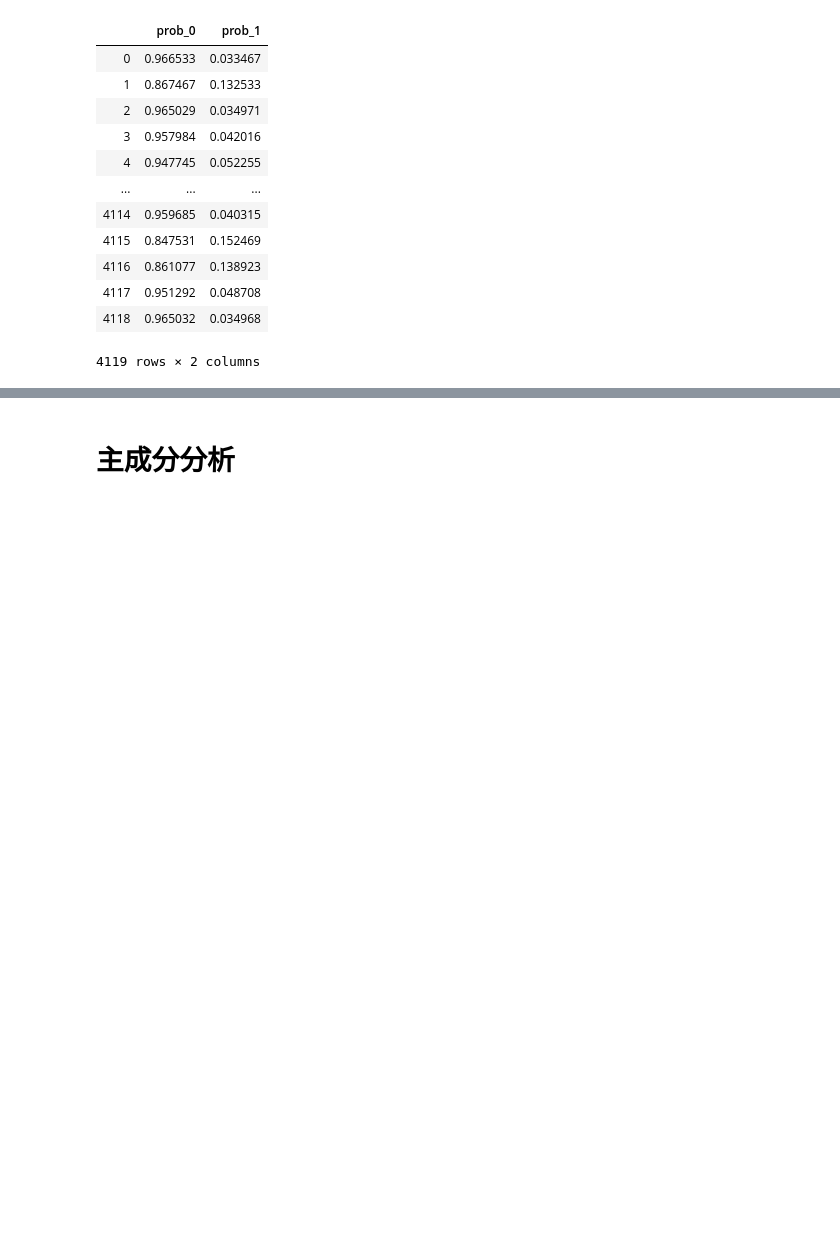
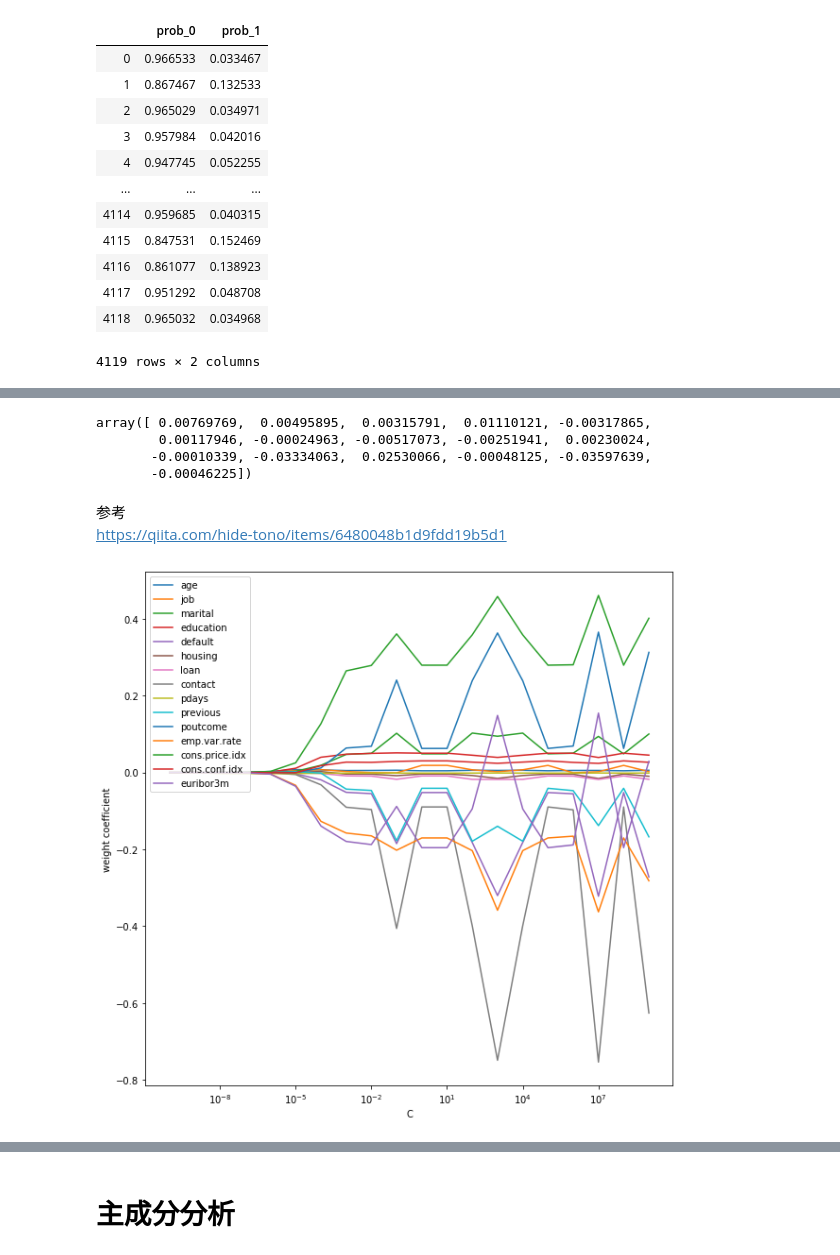
Before and after one commit to aratatokyo/bank-marketing-campaigns-trial, a Jupyter notebook: prac_bank.ipynb, the cells around one changed output, grey strips where cells are left out. Drawn from its saved outputs; the diff is of its cells as text; code cells hidden in the pictures; blank space fills up the shorter version.

```diff
--- a/prac_bank.ipynb
+++ b/prac_bank.ipynb
@@ -200,0 +218,39 @@ test_x.sort_values('pred_score', ascending=False)
+# %%
+lr.coef_[0]
+# %% [output]
+array([ 0.00769769,  0.00495895,  0.00315791,  0.01110121, -0.00317865,
+        0.00117946, -0.00024963, -0.00517073, -0.00251941,  0.00230024,
+       -0.00010339, -0.03334063,  0.02530066, -0.00048125, -0.03597639,
+       -0.00046225])
+# %% [markdown]
+参考
+https://qiita.com/hide-tono/items/6480048b1d9fdd19b5d1
+# %%
+test_y = test['y']
+test_x = test.drop(columns='y')
+# %%
+weights, params, acc= [], [], []
+
+for c in range(-10, 10):
+    lr = LogisticRegression(C=10**c, random_state=0)
+    lr.fit(train_x, train_y)
+    weights.append(lr.coef_[0])
+    params.append(10**c)
+    y_pred = lr.predict(test_x)
+    score = accuracy_score(y_true=test_y, y_pred=y_pred)
+    acc.append(score)
+
+weights = np.array(weights)
+
+plt.figure(figsize=(10,10))
+for p in range(0,15):
+    plt.plot(params, weights[:, p],label = list(train_x.columns)[p])
+#plt.plot(params, weights[:, 0], label='petal length')
+#plt.plot(params, weights[:, 1], linestyle='--', label='petal width')
+plt.ylabel('weight coefficient')
+plt.xlabel('C')
+plt.legend(loc='upper left')
+plt.xscale('log')
+plt.show()
+# %% [output]
+[figure, added]
```
Also changed, not shown: parts of 16 cells of this notebook.
